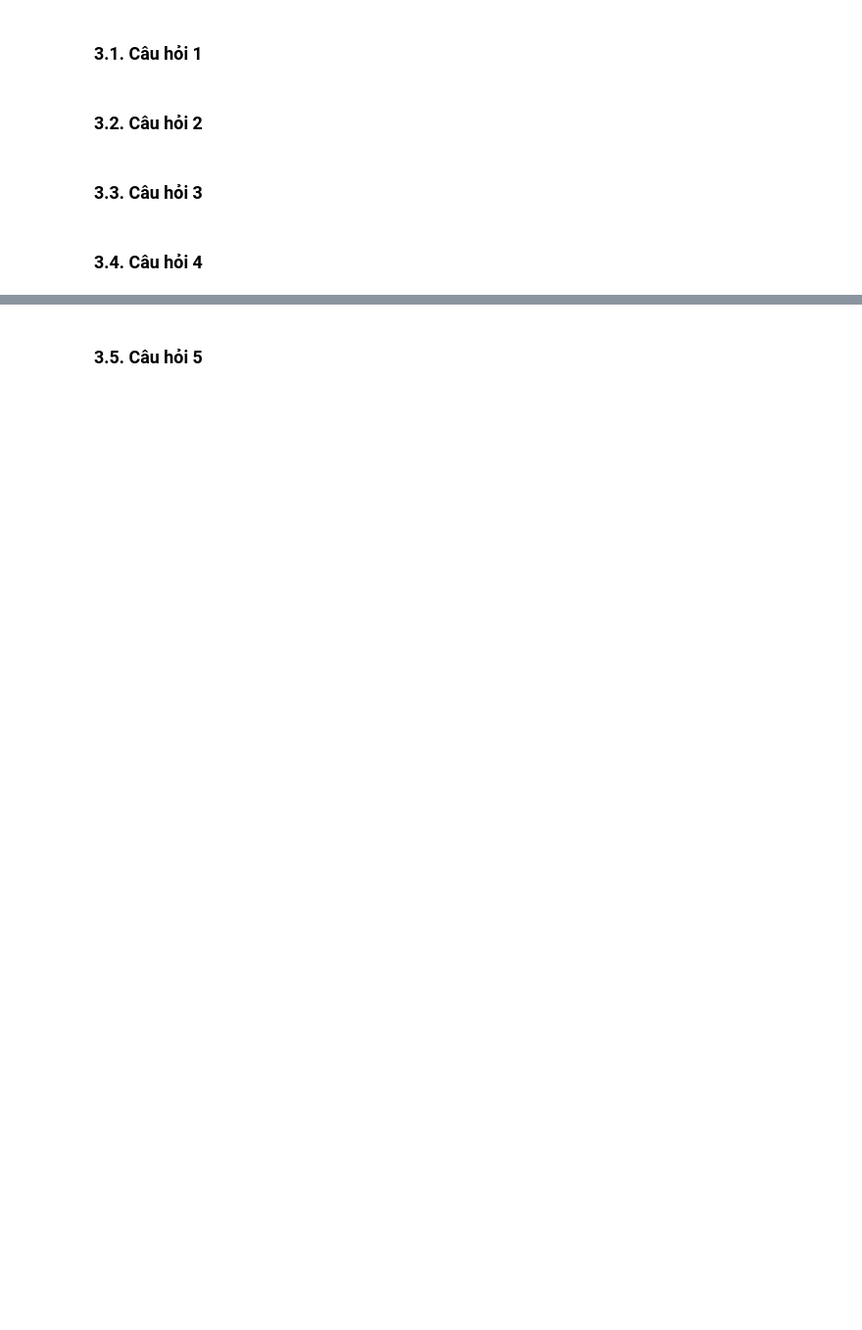
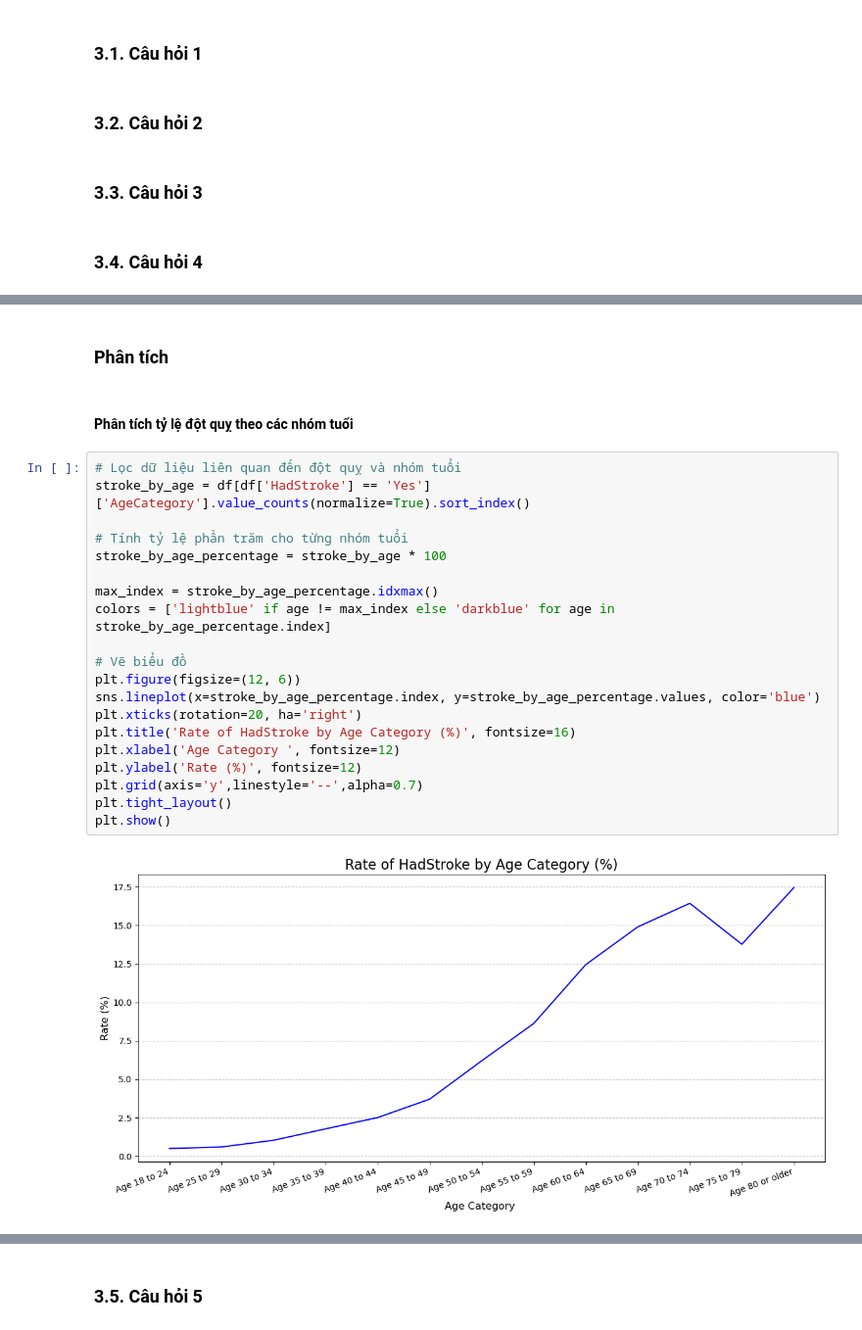
Before and after one commit to HoanggNguyen/LTKHDL_22-21, a Jupyter notebook: P4DS_Final_Project.ipynb, the cells around one changed output, grey strips where cells are left out. Shown at 98% size. Saved outputs shown, nothing was run; the diff lists cells and outputs as text; blank space fills up the shorter version.

```diff
--- a/P4DS_Final_Project.ipynb
+++ b/P4DS_Final_Project.ipynb
@@ -758,0 +857,26 @@ plot_distributions(data_heart, columns_to_plot)
+# %% [markdown]
+### Phân tích
+# %% [markdown]
+#### Phân tích tỷ lệ đột quỵ theo các nhóm tuổi
+# %%
+# Lọc dữ liệu liên quan đến đột quỵ và nhóm tuổi
+stroke_by_age = df[df['HadStroke'] == 'Yes']['AgeCategory'].value_counts(normalize=True).sort_index()
+
+# Tính tỷ lệ phần trăm cho từng nhóm tuổi
+stroke_by_age_percentage = stroke_by_age * 100
+
+max_index = stroke_by_age_percentage.idxmax()
+colors = ['lightblue' if age != max_index else 'darkblue' for age in stroke_by_age_percentage.index]
+
+# Vẽ biểu đồ
+plt.figure(figsize=(12, 6))
+sns.lineplot(x=stroke_by_age_percentage.index, y=stroke_by_age_percentage.values, color='blue')
+plt.xticks(rotation=20, ha='right')
+plt.title('Rate of HadStroke by Age Category (%)', fontsize=16)
+plt.xlabel('Age Category ', fontsize=12)
+plt.ylabel('Rate (%)', fontsize=12)
+plt.grid(axis='y',linestyle='--',alpha=0.7)
+plt.tight_layout()
+plt.show()
+# %% [output]
+[figure, added]
```
Also changed, not shown: parts of 62 cells of this notebook, 1 other file.
